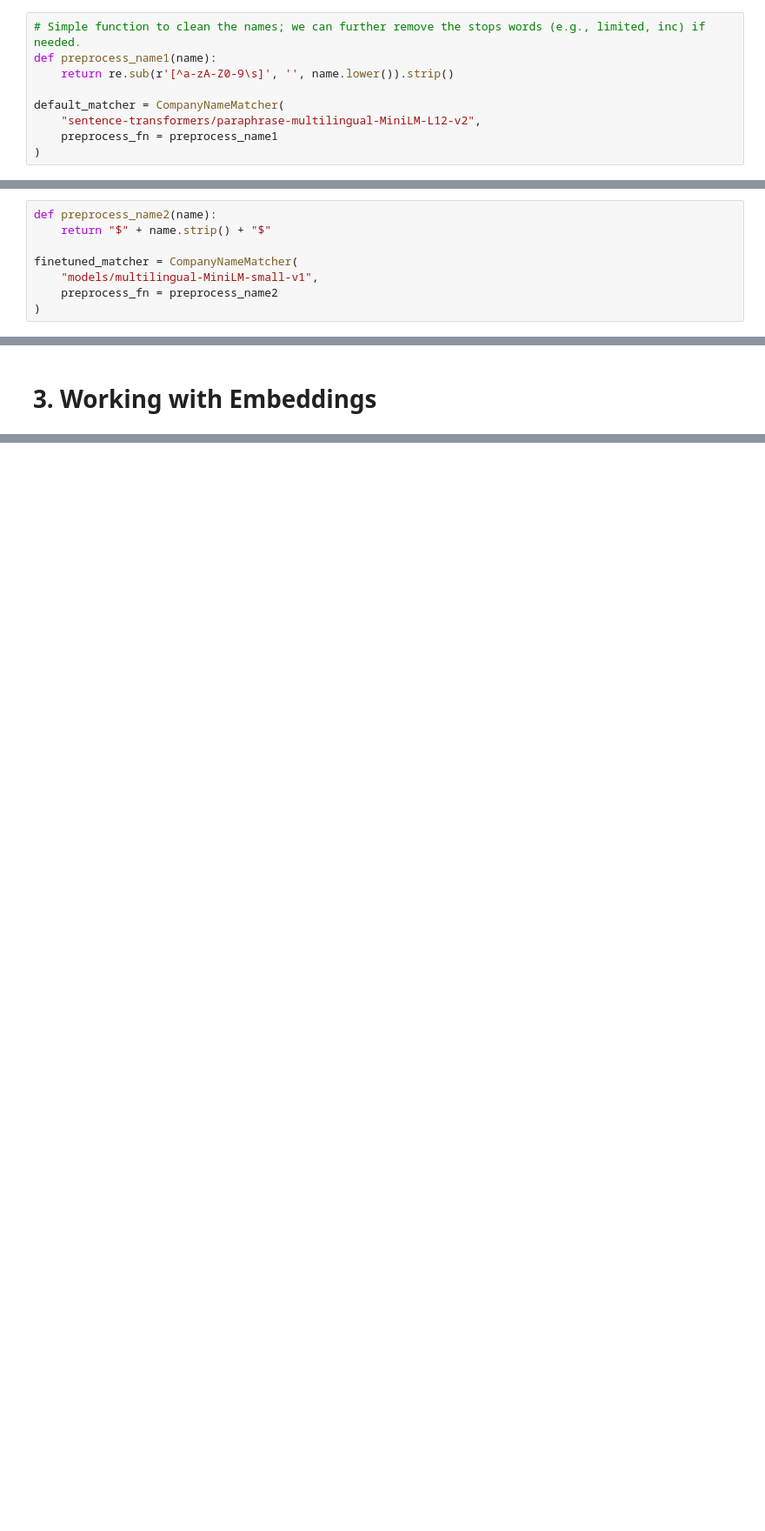
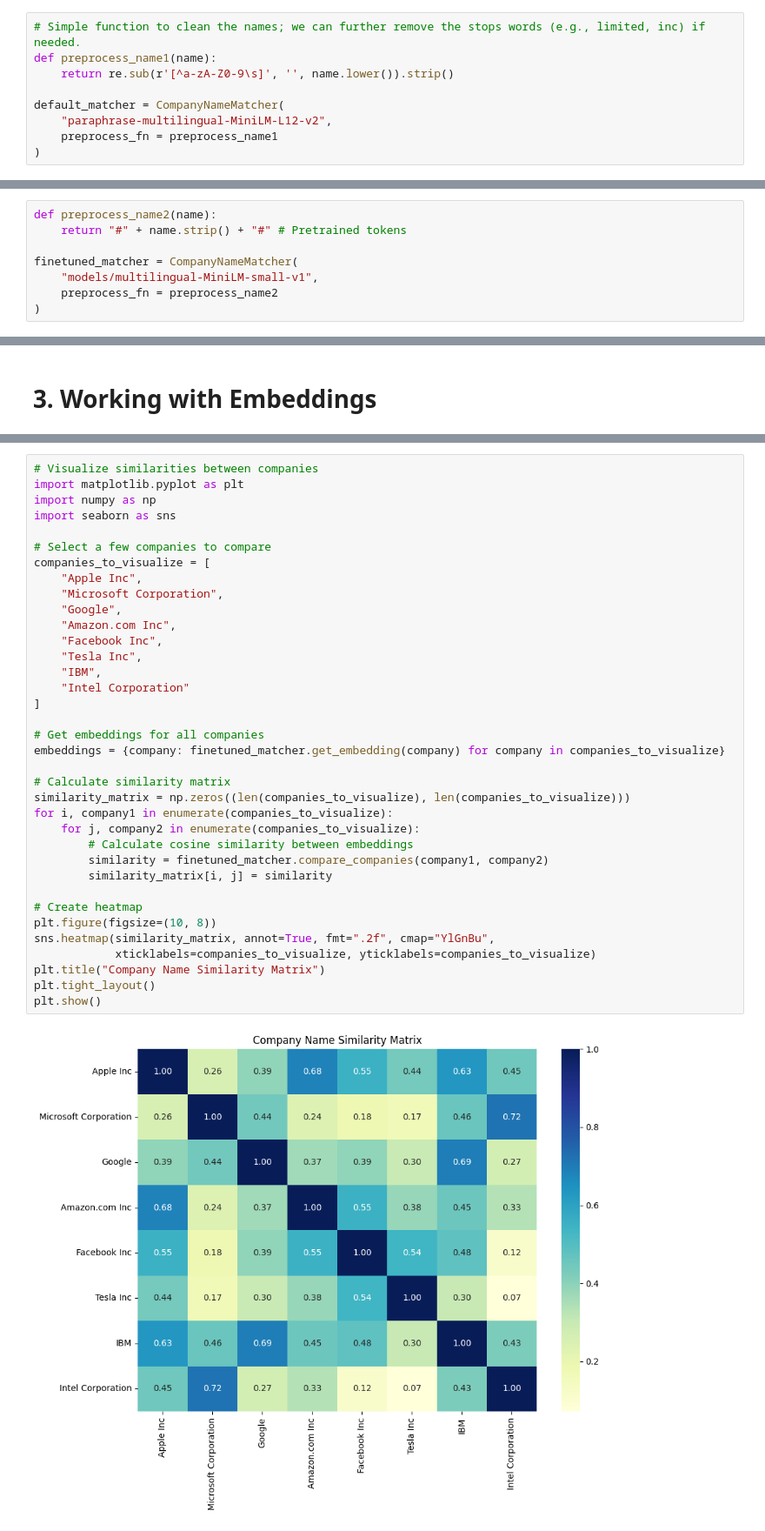
Before and after one commit to easonanalytica/company_name_matcher, a Jupyter notebook: demo.ipynb, the cells around one changed output, grey strips where cells are left out. Shown at 87% size. Cells and saved outputs as stored; diff of their text form; blank space fills up the shorter version.

```diff
--- a/demo.ipynb
+++ b/demo.ipynb
@@ -26,7 +28,7 @@ def preprocess_name1(name):
     return re.sub(r'[^a-zA-Z0-9\s]', '', name.lower()).strip()
 
 default_matcher = CompanyNameMatcher(
-    "sentence-transformers/paraphrase-multilingual-MiniLM-L12-v2",
+    "paraphrase-multilingual-MiniLM-L12-v2",
     preprocess_fn = preprocess_name1
 )
 # %% [markdown]
@@ -34,6 +36,6 @@ default_matcher = CompanyNameMatcher(
 # %%
 def preprocess_name2(name):
-    return "$" + name.strip() + "$"
+    return "#" + name.strip() + "#" # Pretrained tokens
 
 finetuned_matcher = CompanyNameMatcher(
     "models/multilingual-MiniLM-small-v1",
@@ -175,2 +193,40 @@ print(f"Single company embedding shape: {single_embedding.shape}")
 ----------------------------------------
 Single company embedding shape: (384,)
+# %%
+# Visualize similarities between companies
+import matplotlib.pyplot as plt
+import numpy as np
+import seaborn as sns
+
+# Select a few companies to compare
+companies_to_visualize = [
+    "Apple Inc",
+    "Microsoft Corporation",
+    "Google",
+    "Amazon.com Inc",
+    "Facebook Inc",
+    "Tesla Inc",
+    "IBM",
+    "Intel Corporation"
+]
+
+# Get embeddings for all companies
+embeddings = {company: finetuned_matcher.get_embedding(company) for company in companies_to_visualize}
+
+# Calculate similarity matrix
+similarity_matrix = np.zeros((len(companies_to_visualize), len(companies_to_visualize)))
+for i, company1 in enumerate(companies_to_visualize):
+    for j, company2 in enumerate(companies_to_visualize):
+        # Calculate cosine similarity between embeddings
+        similarity = finetuned_matcher.compare_companies(company1, company2)
+        similarity_matrix[i, j] = similarity
+
+# Create heatmap
+plt.figure(figsize=(10, 8))
+sns.heatmap(similarity_matrix, annot=True, fmt=".2f", cmap="YlGnBu",
+            xticklabels=companies_to_visualize, yticklabels=companies_to_visualize)
+plt.title("Company Name Similarity Matrix")
+plt.tight_layout()
+plt.show()
+# %% [output]
+[figure, added]
```
Also changed, not shown: parts of 19 cells of this notebook, 9 other files.
